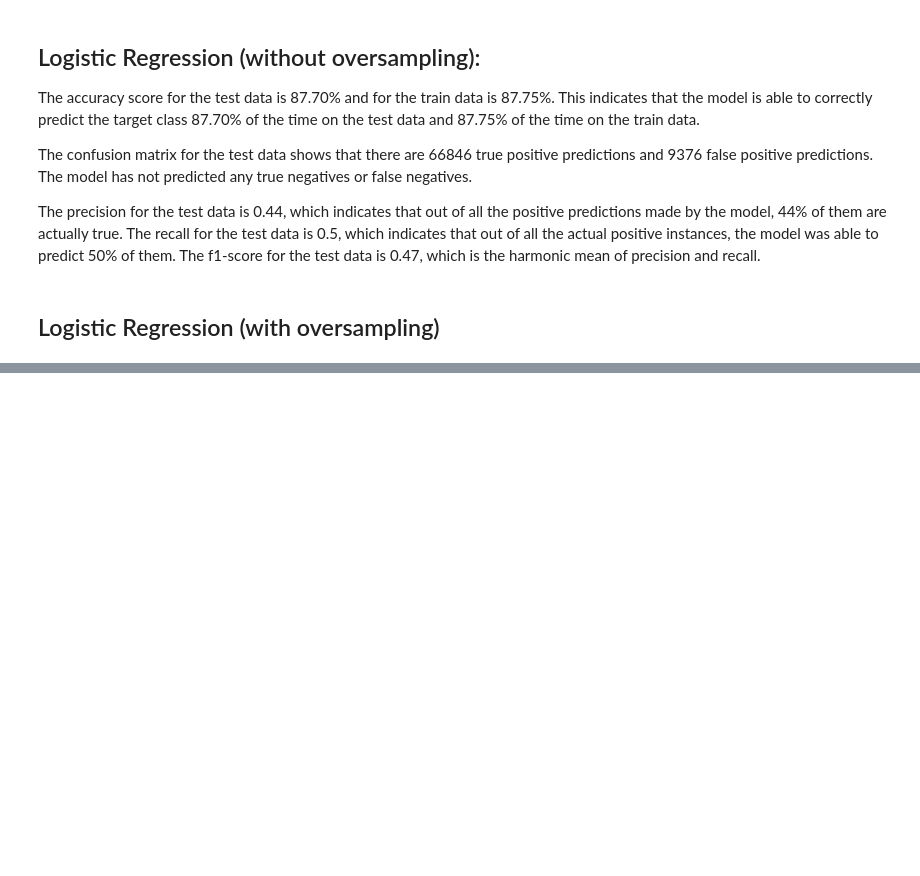
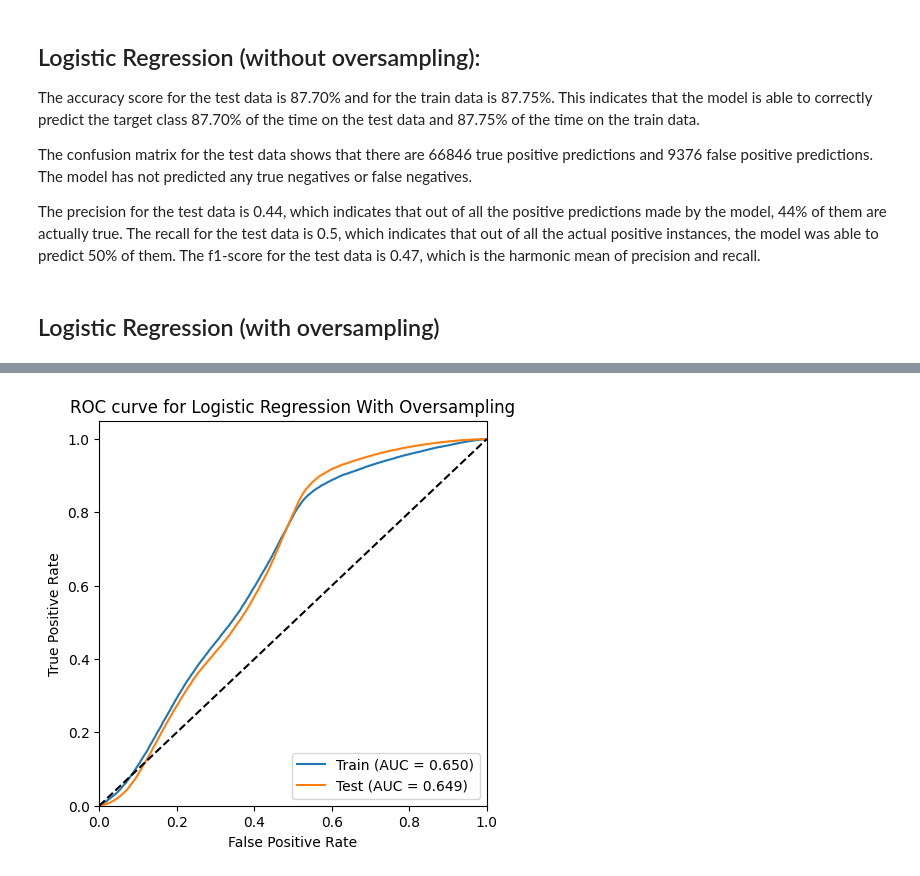
Before and after one commit to rajkumarshedage/Health-Insurance-Cross-Sell-Prediction, a Jupyter notebook: Health_Insurance_Cross_Sell_Prediction_.ipynb, the cells around one changed output, grey strips where cells are left out. Cells and saved outputs as stored; diff of their text form; code cells hidden in the pictures; blank space fills up the shorter version.

```diff
--- a/Health_Insurance_Cross_Sell_Prediction_.ipynb
+++ b/Health_Insurance_Cross_Sell_Prediction_.ipynb
@@ -1446,7 +1135,7 @@ log_model.fit(X_Over_train,y_Over_train)
 
 ## Making predictions on train and test data
 
-y_pred_log_testv= log_model.predict(X_Over_test)
+y_pred_log_test = log_model.predict(X_Over_test)
 y_pred_log_train = log_model.predict(X_Over_train)
 # %%
 ## Accuracy Score, Confusion Matrix and Classification_report
@@ -1456,0 +1162,6 @@ ValueError: ignored
+# %%
+## Roc-Auc Curve
+
+plot_roc_auc(log_model,X_Over_test,y_Over_test,'Logistic Regression With Oversampling')
+# %% [output]
+[figure, added]
```
Also changed, not shown: parts of 65 cells of this notebook.
